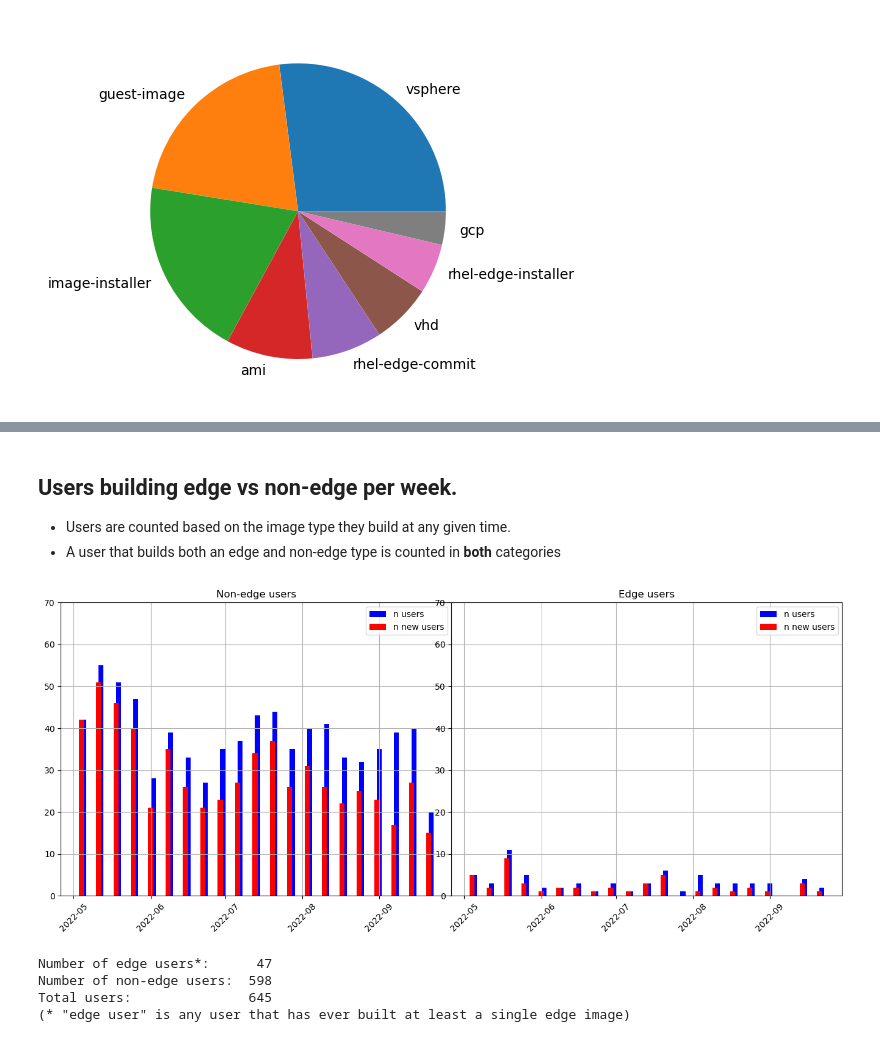
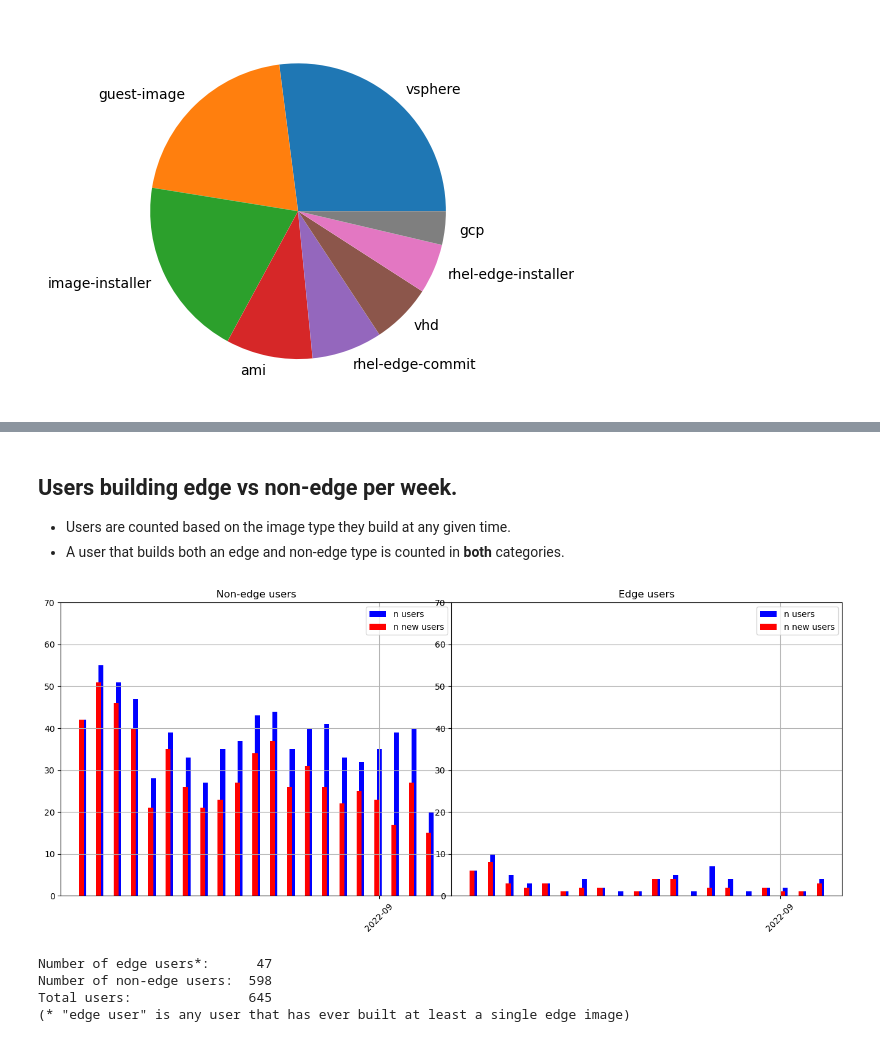
Before and after one commit to osbuild/metrics, a Jupyter notebook: explore.ipynb, the cells around one changed output, grey strips where cells are left out. Saved outputs shown, nothing was run; the diff lists cells and outputs as text; code cells hidden in the pictures.

```diff
--- a/explore.ipynb
+++ b/explore.ipynb
@@ -31,7 +32,7 @@ Using 3975 records (since GA)
 users = pandas.read_json("./data/userinfo.json")
 with open("./data/userfilter.txt", encoding="utf-8") as filterfile:
     user_filter = filterfile.read().split("\n")
-builds = report.filter_users(builds, users, user_filter)
+builds = ib.data.filter_users(builds, users, user_filter)
 mdprint(f"Using {len(builds)} records (after filtering)")
 # %% [output]
 Using 1635 records (after filtering)
@@ -84,27 +82,27 @@ ax.grid(True)
 # %%
 # Users building edge vs non-edge per week
 # Users are counted based on the image type they build at any given time
 # A user  that builds both an edge and non-edge type is counted in both categories
 fig = plt.figure()
 
 ymax = 70
 ax1 = fig.add_axes([0, 0, 1, 1])
-report.plot_weekly_users(non_edge_builds, start, end, ax1)
+report.plot_weekly_users(non_edge_builds, ax1)
 ax1.set_ylim(ymin=0, ymax=ymax)
 ax1.set_title("Non-edge users")
 
 ax2 = fig.add_axes([1, 0, 1, 1])
-report.plot_weekly_users(edge_builds, start, end, ax2)
+report.plot_weekly_users(edge_builds, ax2)
 ax2.set_ylim(ymin=0, ymax=ymax)
 ax2.set_title("Edge users")
 mdprint("## Users building **edge** vs **non-edge** per week.\n"
 "- Users are counted based on the image type they build at any given time.\n"
 "- A user that builds both an edge and non-edge type is counted in **both** categories.")
 # %% [output]
 ## Users building **edge** vs **non-edge** per week.
 - Users are counted based on the image type they build at any given time.
-- A user that builds both an edge and non-edge type is counted in **both** categories
+- A user that builds both an edge and non-edge type is counted in **both** categories.
-[figure, old version]
+[figure, new version]
 # %%
 # Separate *users* based on edge vs non-edge
 # If any user builds at least one edge image, put all their builds in the edge bucket
```
Also changed, not shown: parts of 5 cells of this notebook.
